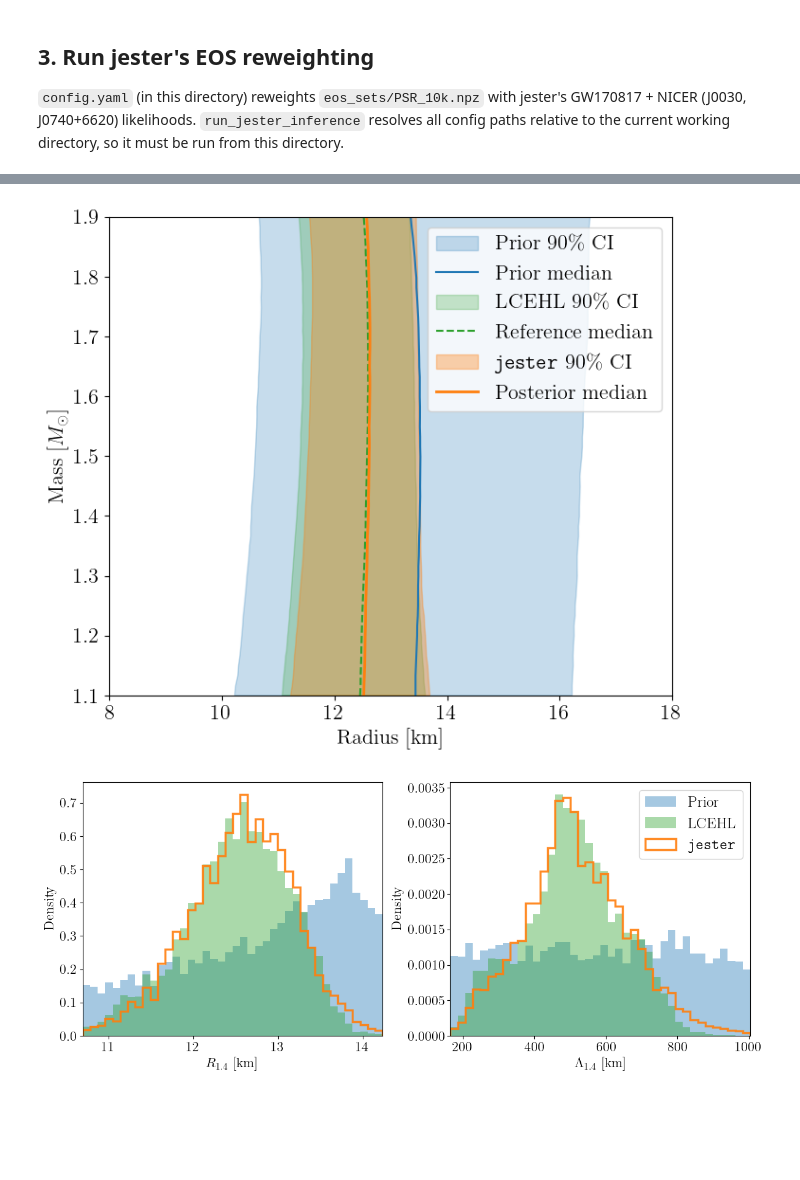
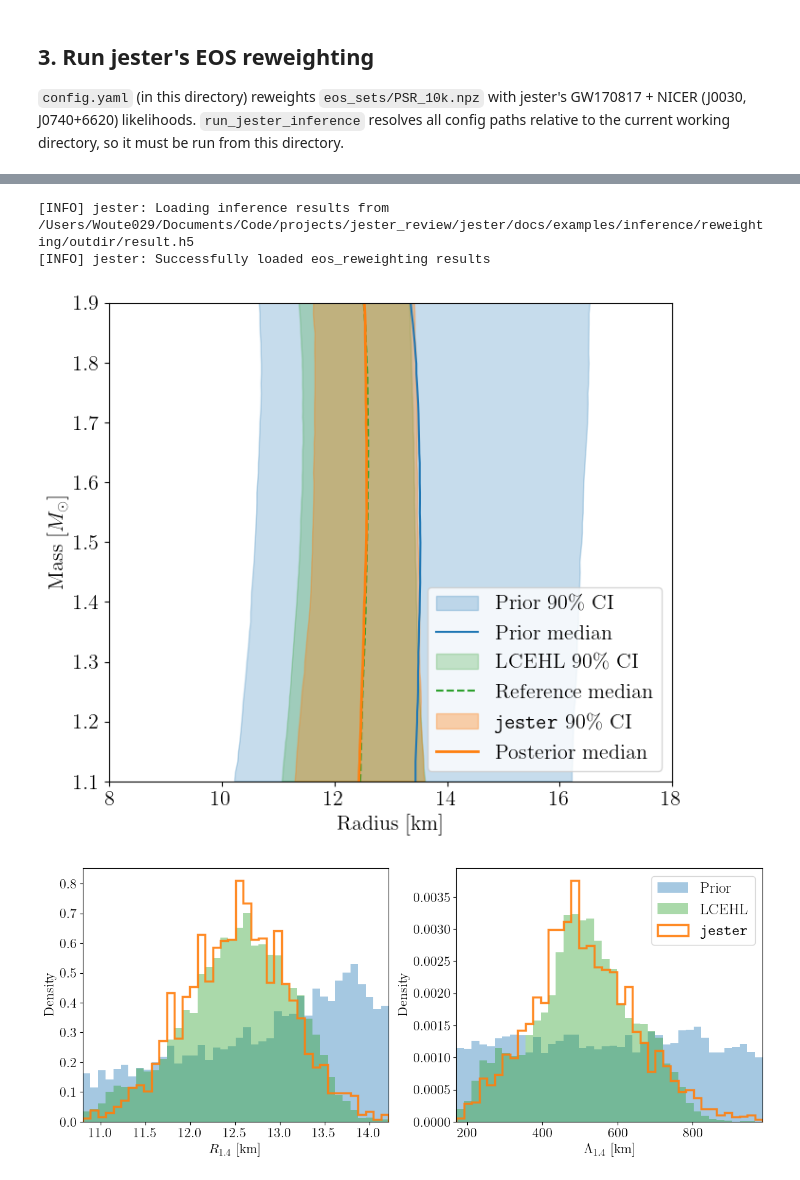
Before and after one commit to nuclear-multimessenger-astronomy/jester, a Jupyter notebook: docs/examples/inference/reweighting/reweighting.ipynb, the cells around one changed output, grey strips where cells are left out. Saved outputs shown, nothing was run; the diff lists cells and outputs as text; code cells hidden in the pictures; blank space fills up the shorter version.

Commit message:
Small edits reweighting and docs

```diff
--- a/docs/examples/inference/reweighting/reweighting.ipynb
+++ b/docs/examples/inference/reweighting/reweighting.ipynb
@@ -280,17 +264,6 @@ params = {
 plt.rcParams.update(params)
 
 
-# FIXME: do this with jester tools instead
-def load_result(path: Path) -> dict:
-    with h5py.File(path, "r") as f:
-        return {
-            "eos_index": f["posterior/parameters/eos_index"][:],
-            "log_likelihood": f["posterior/parameters/log_likelihood"][:],
-            "posterior_weight": f["posterior/parameters/posterior_weight"][:],
-            "log_prob": f["posterior/log_prob"][:],
-        }
-
-# FIXME: again with jester tools instead
 def load_eos_set(path: Path) -> dict:
     d = np.load(path)
     return {"masses": d["masses"], "radii": d["radii"], "lambdas": d["lambdas"]}
@@ -328,55 +301,55 @@ def interp_at_mass(masses_grid, values, m_target):
     return (1 - t) * values[:, idx - 1] + t * values[:, idx]
 
 
-result = load_result(result_path)
+result = InferenceResult.load(result_path)
 prior = load_eos_set(psr_npz)
 ref = load_eos_set(target_npz)
+# %% [output]
+[INFO] jester: Loading inference results from /Users/Woute029/Documents/Code/projects/jester_review/jester/docs/examples/inference/reweighting/outdir/result.h5
+[INFO] jester: Successfully loaded eos_reweighting results
 # %%
-# Load the results
-pw = result["posterior_weight"]
-lw = result["log_likelihood"]
-n = len(pw)
-finite_lw = lw[np.isfinite(lw)]
+# Equal-weight posterior curves stored in result.h5 by the sampler
+posterior = result.posterior
+n_draws = len(posterior["radii_EOS"])
 
+# The input EOS set shares one mass grid; the stored mass curves are clamped at each
+# EOS's own M_TOV, so we interpolate on the common grid of the input set instead.
 mass_grid = prior["masses"][0]
-eos_idx = result["eos_index"]
 
 R14_prior = interp_at_mass(mass_grid, prior["radii"], 1.4)
 L14_prior = interp_at_mass(mass_grid, prior["lambdas"], 1.4)
-R14_post = R14_prior[eos_idx]
-L14_post = L14_prior[eos_idx]
+R14_post = interp_at_mass(mass_grid, posterior["radii_EOS"], 1.4)
+L14_post = interp_at_mass(mass_grid, posterior["Lambdas_EOS"], 1.4)
 # %%
 # Plot the results
 prior_masses = prior["masses"][0]
 ref_masses = ref["masses"][0]
 
 p_med, p_lo, p_hi = mr_band(prior["radii"])
-post_radii = prior["radii"][eos_idx]
-w_post = pw / pw.sum()
-pp_med, pp_lo, pp_hi = mr_band(post_radii, weights=w_post)
+pp_med, pp_lo, pp_hi = mr_band(posterior["radii_EOS"])
 r_med, r_lo, r_hi = mr_band(ref["radii"])
 
 fig, ax = plt.subplots(figsize=(7, 6))
 
 ax.fill_betweenx(prior_masses, p_lo, p_hi, alpha=0.25, color="tab:blue", label=r"Prior 90\% CI")
 ax.plot(p_med, prior_masses, color="tab:blue", lw=1.5, label="Prior median")
 
 ax.fill_betweenx(ref_masses, r_lo, r_hi, alpha=0.25, color="tab:green", label=r"LCEHL 90\% CI")
 ax.plot(r_med, ref_masses, color="tab:green", lw=1.5, ls="--", label="Reference median")
 
 ax.fill_betweenx(prior_masses, pp_lo, pp_hi, alpha=0.35, color="tab:orange", label=r"\texttt{jester} 90\% CI")
 ax.plot(pp_med, prior_masses, color="tab:orange", lw=2.0, label="Posterior median")
 
 ax.set_xlabel("Radius [km]", fontsize=fs)
 ax.set_ylabel(r"Mass [$M_\odot$]", fontsize=fs)
 ax.legend(fontsize=fs)
 ax.set_xlim(8, 18)
 ax.set_ylim(1.1, 1.9)
 
 fig.tight_layout()
 plt.show()
 # %% [output]
-[figure, old version]
+[figure, new version]
 # %%
 # Also plot histograms of the radius and tidal deformability at 1.4 solar masses
 R14_ref = interp_at_mass(ref_masses, ref["radii"], 1.4)
@@ -391,7 +364,7 @@ fig, axes = plt.subplots(1, 2, figsize=(12, 5))
 kw_bins = 40
 
 for ax, (label, q_prior, q_post, q_ref) in zip(axes, quantities):
-    ci_lo, ci_hi = weighted_quantiles(q_post, pw, [0.005, 0.995])
+    ci_lo, ci_hi = np.quantile(q_post, [0.005, 0.995])
     pad = 0.05 * (ci_hi - ci_lo)
     vmin, vmax = ci_lo - pad, ci_hi + pad
     bins = np.linspace(vmin, vmax, kw_bins + 1)
@@ -401,7 +374,6 @@ for ax, (label, q_prior, q_post, q_ref) in zip(axes, quantities):
     ax.hist(
         q_post,
         bins=bins,
-        weights=pw,
         density=True,
         alpha=0.9,
         color="tab:orange",
@@ -419,4 +391,4 @@ for ax, (label, q_prior, q_post, q_ref) in zip(axes, quantities):
 fig.tight_layout()
 plt.show()
 # %% [output]
-[figure, old version]
+[figure, new version]
```
Also changed, not shown: parts of 12 cells of this notebook, 2 other files.
